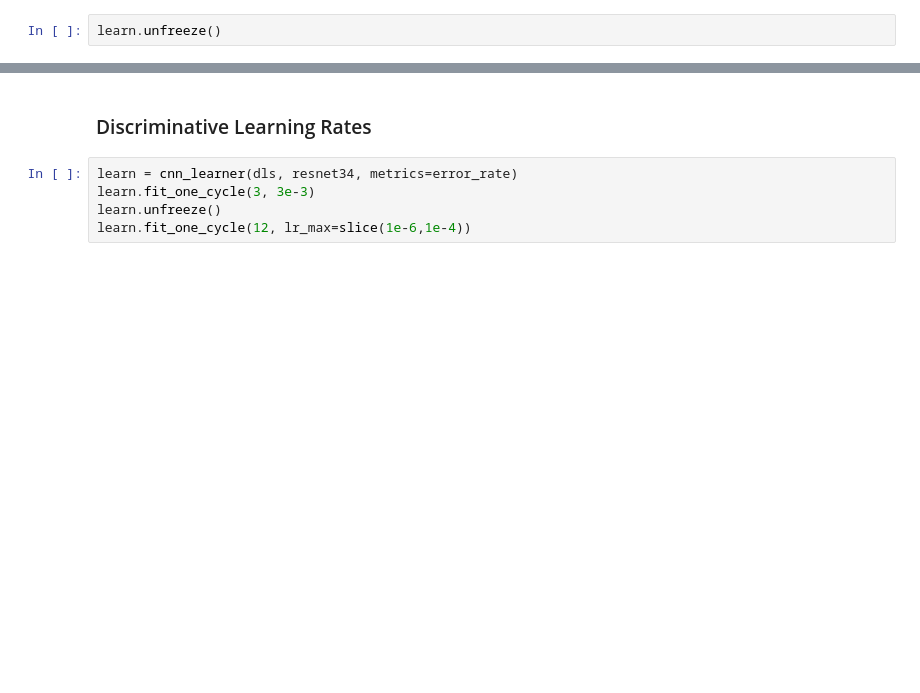
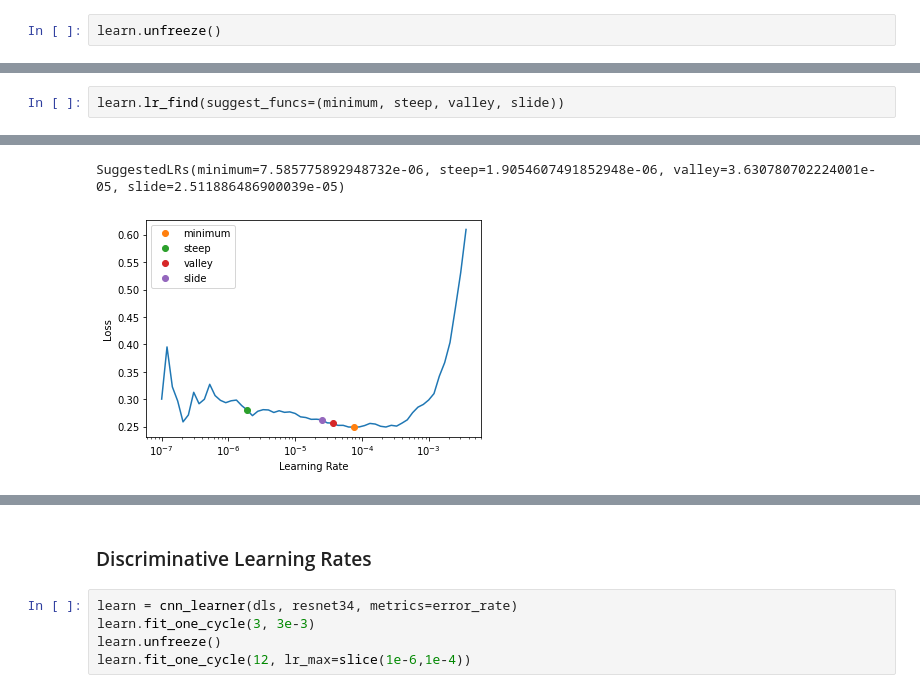
Before and after one commit to fhdbbk/fastai-1, a Jupyter notebook: 04_pet_breeds.ipynb, the cells around one changed output, grey strips where cells are left out. Cells and saved outputs as stored; diff of their text form; blank space fills up the shorter version.

```diff
--- a/04_pet_breeds.ipynb
+++ b/04_pet_breeds.ipynb
@@ -518,0 +511,3 @@ SuggestedLRs(valley=5.754399353463668e-06)
+# %%
+learn.lr_find(suggest_funcs=(minimum, steep, valley, slide))
+# %% [output]
@@ -519,3 +515,5 @@ SuggestedLRs(valley=5.754399353463668e-06)
+SuggestedLRs(minimum=7.585775892948732e-06, steep=1.9054607491852948e-06, valley=3.630780702224001e-05, slide=2.511886486900039e-05)
+[figure, added]
 # %%
 learn.fit_one_cycle(6, lr_max=1e-5)
 # %% [output]
```
Also changed, not shown: parts of 26 cells of this notebook.
